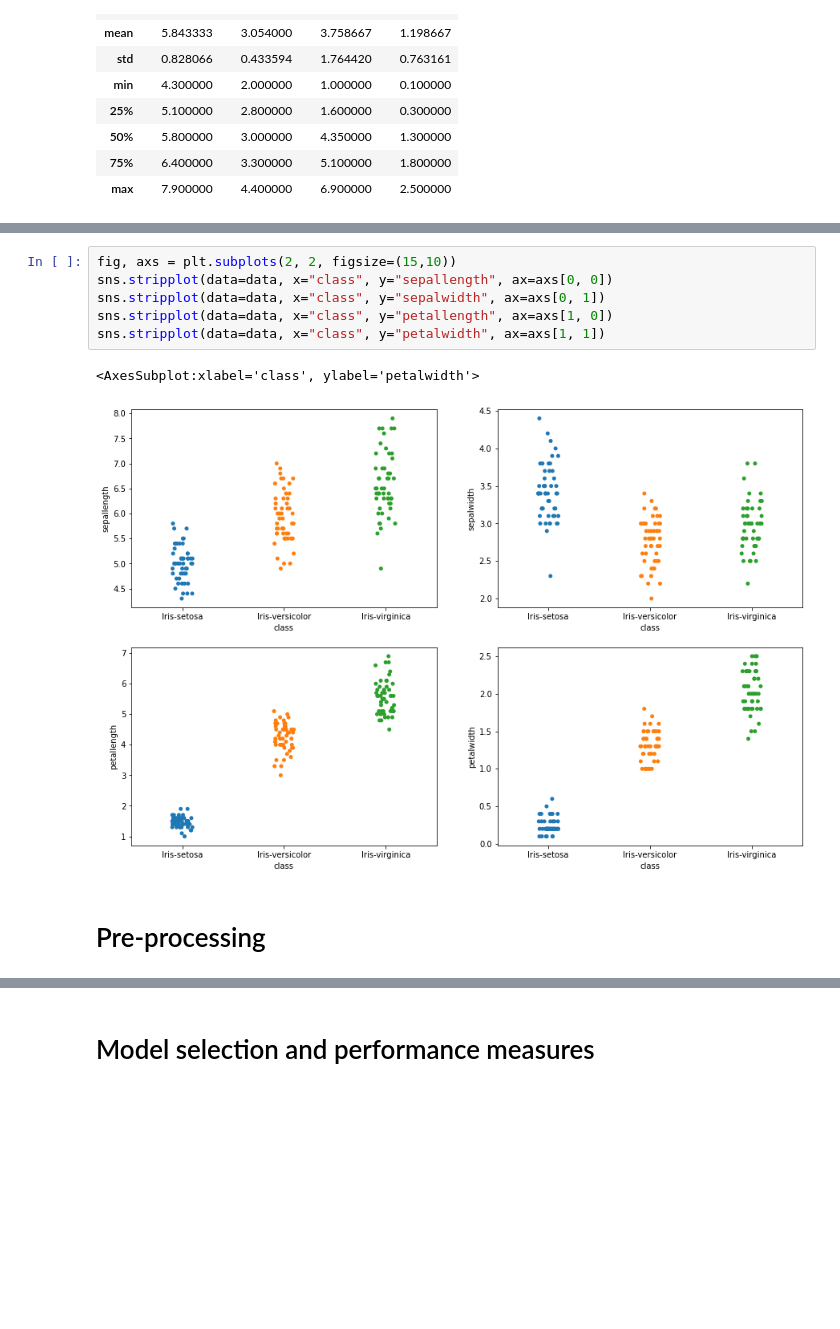
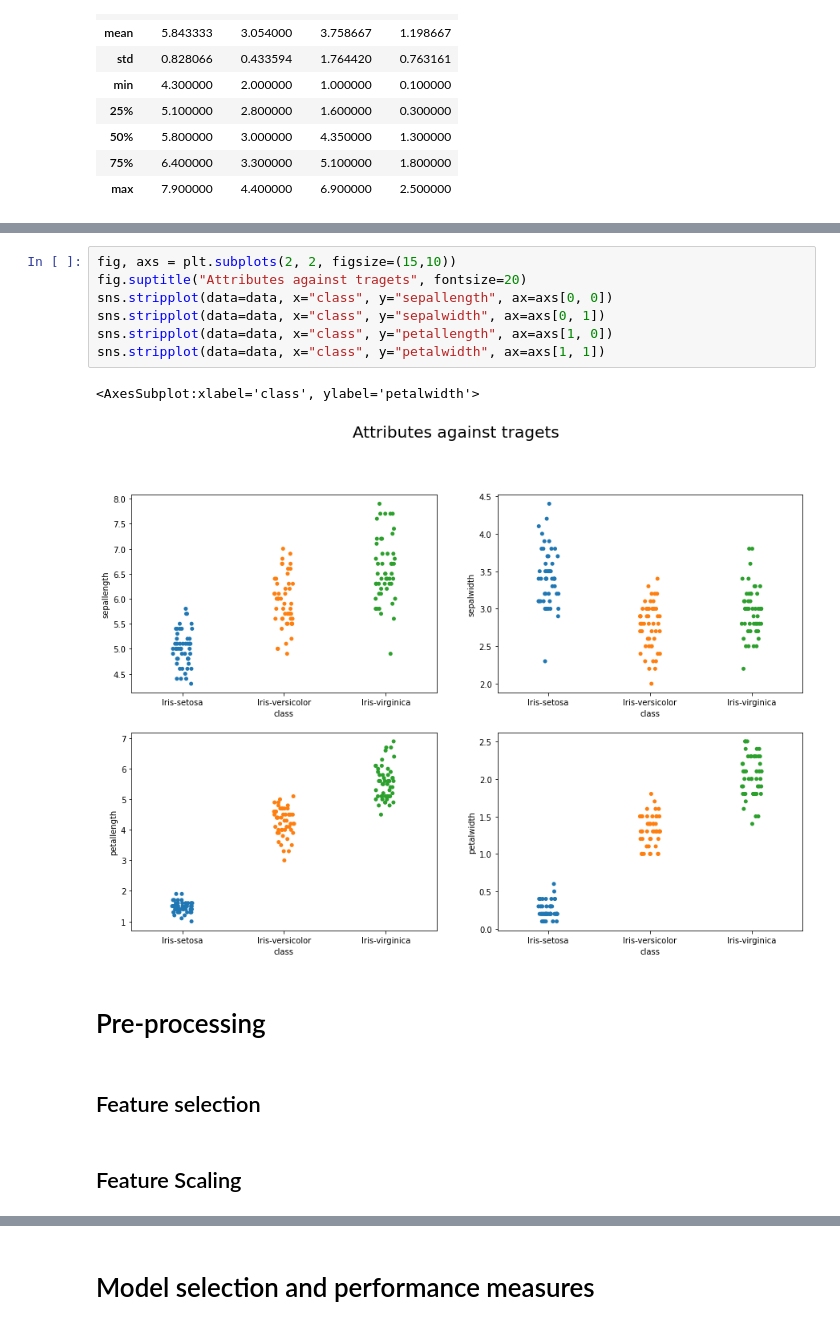
Before and after one commit to hoverslam/ml-projects, a Jupyter notebook: iris/iris.ipynb, the cells around one changed output, grey strips where cells are left out. Saved outputs shown, nothing was run; the diff lists cells and outputs as text; blank space fills up the shorter version.

```diff
--- a/iris/iris.ipynb
+++ b/iris/iris.ipynb
@@ -64,12 +89,17 @@ data.describe()
 # %%
 fig, axs = plt.subplots(2, 2, figsize=(15,10))
+fig.suptitle("Attributes against tragets", fontsize=20)
 sns.stripplot(data=data, x="class", y="sepallength", ax=axs[0, 0])
 sns.stripplot(data=data, x="class", y="sepalwidth", ax=axs[0, 1])
 sns.stripplot(data=data, x="class", y="petallength", ax=axs[1, 0])
 sns.stripplot(data=data, x="class", y="petalwidth", ax=axs[1, 1])
 # %% [output]
 <AxesSubplot:xlabel='class', ylabel='petalwidth'>
-[figure, old version]
+[figure, new version]
 # %% [markdown]
 # Pre-processing
+# %% [markdown]
+## Feature selection
+# %% [markdown]
+## Feature Scaling
 # %%
```
Also changed, not shown: parts of 10 cells of this notebook.
